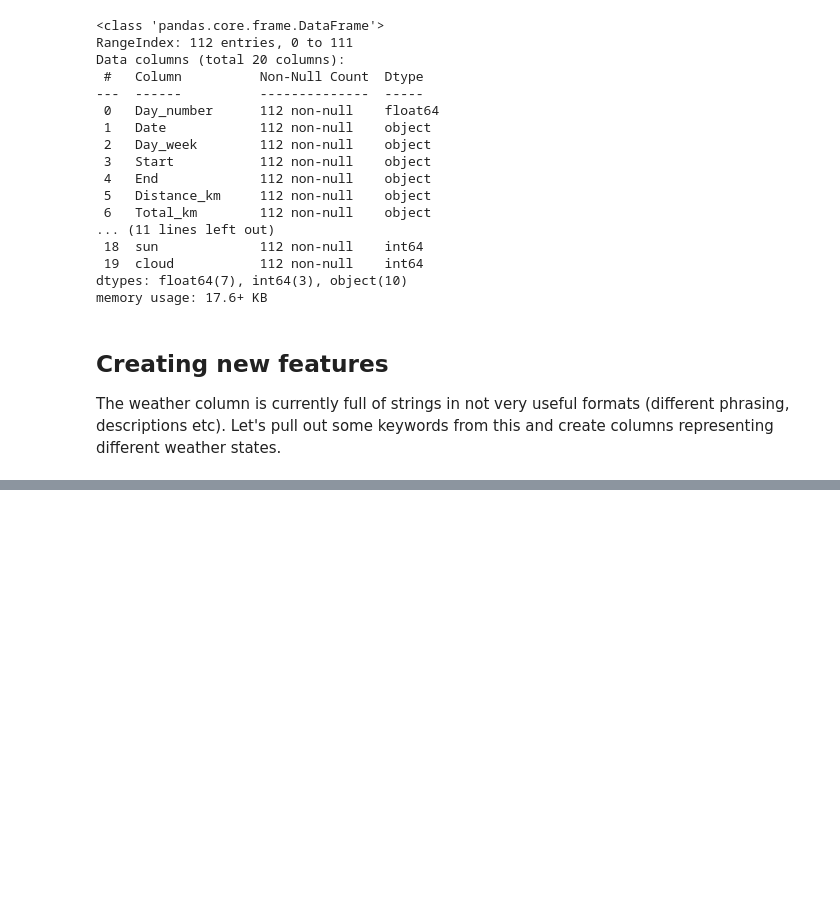
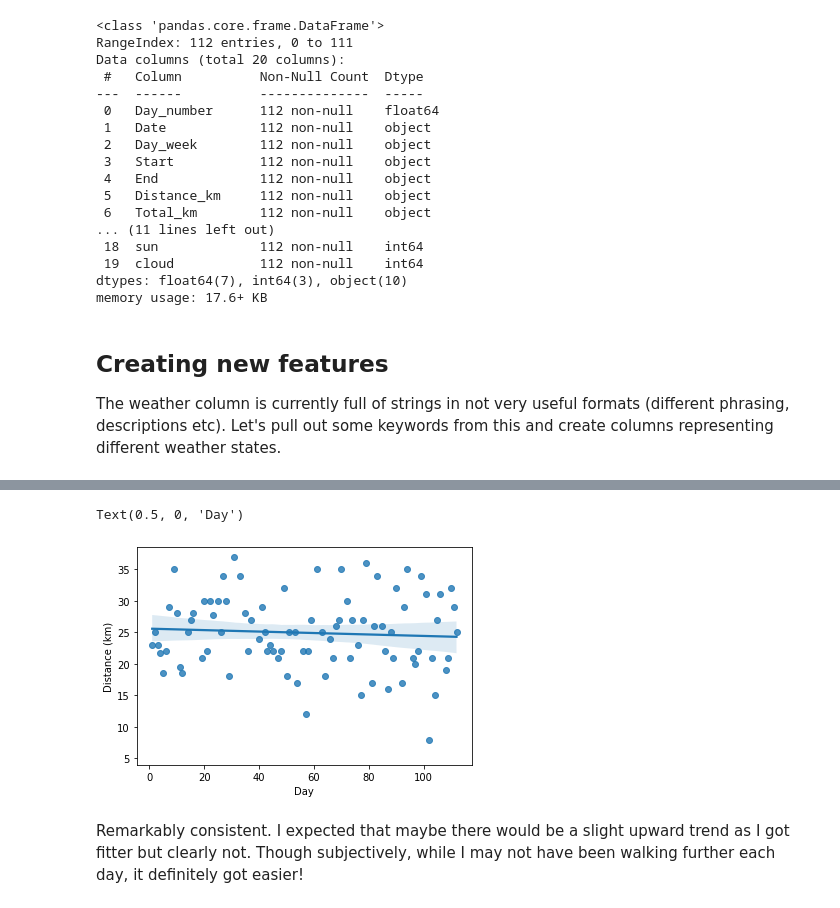
Before and after one commit to EmmaKLofthouse/LEJOG, a Jupyter notebook: lejog.ipynb, the cells around one changed output, grey strips where cells are left out. Saved outputs shown, nothing was run; the diff lists cells and outputs as text; code cells hidden in the pictures; blank space fills up the shorter version.

```diff
--- a/lejog.ipynb
+++ b/lejog.ipynb
@@ -156,0 +180,10 @@ df.head()
+# %%
+sns.regplot(data=df[df.Distance_km>5],x="Day_number",y="Distance_km")
+plt.ylim(4,)
+plt.ylabel("Distance (km)")
+plt.xlabel("Day")
+# %% [output]
+Text(0.5, 0, 'Day')
+[figure, added]
+# %% [markdown]
+Remarkably consistent. I expected that maybe there would be a slight upward trend as I got fitter but clearly not. Though subjectively, while I may not have been walking further each day, it definitely got easier!
```
Also changed, not shown: parts of 4 cells of this notebook.
